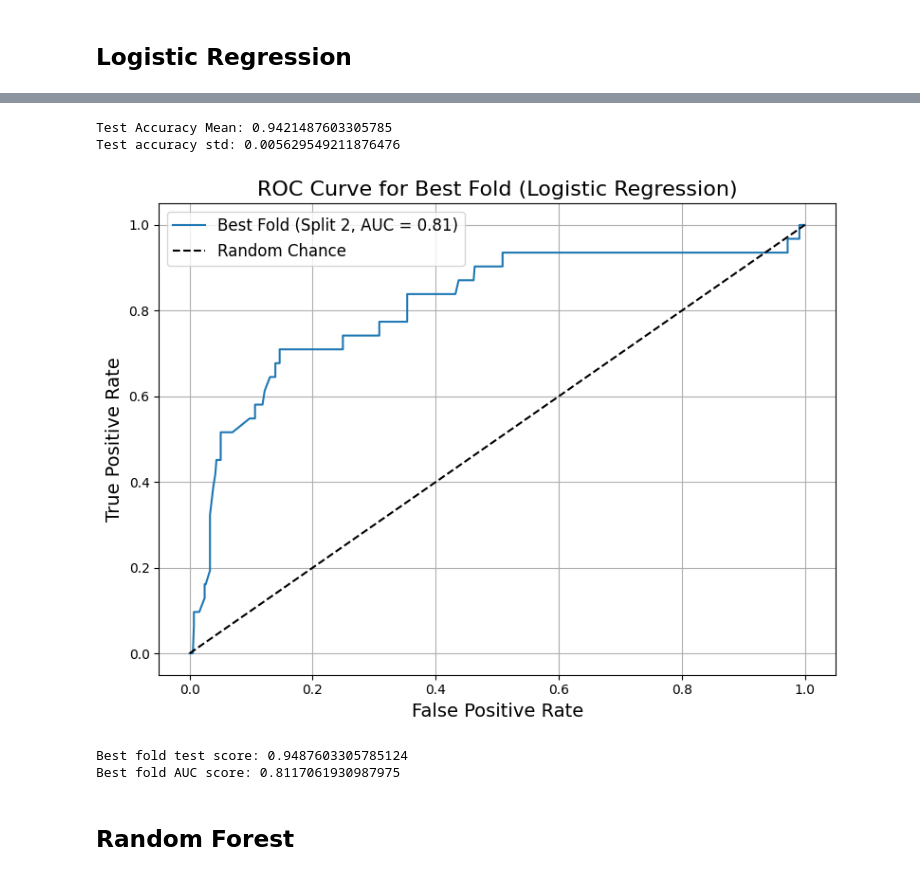
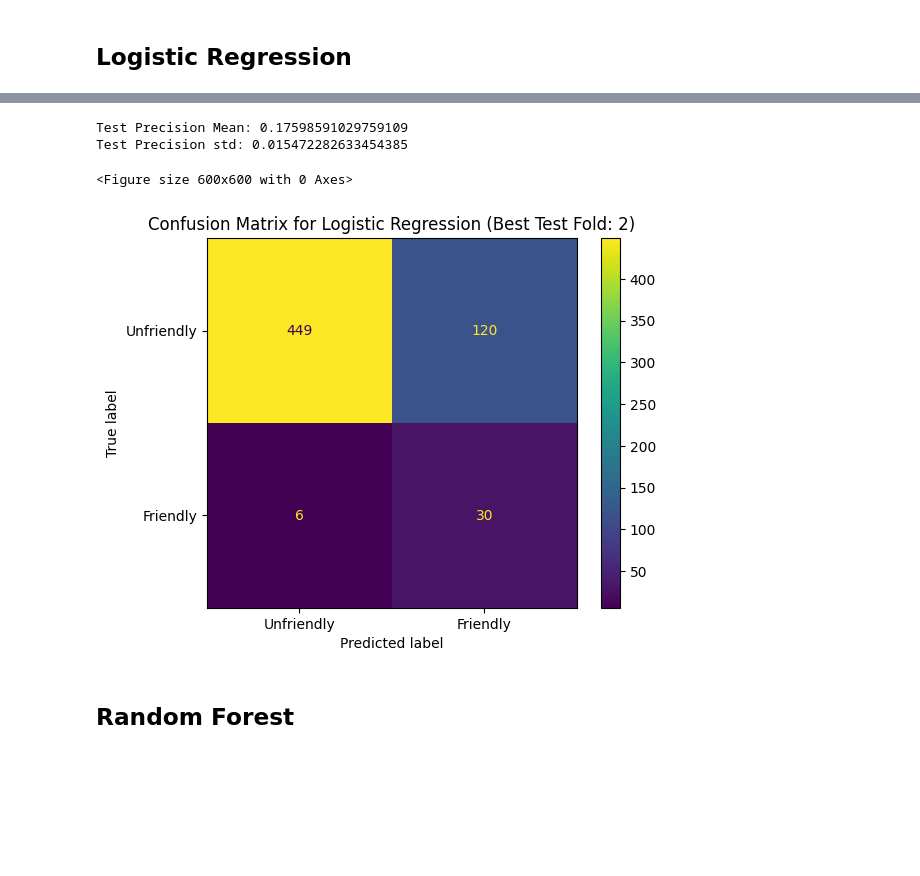
Before and after one commit to xiaoke-song/1030project_squirrels, a Jupyter notebook: src/friendly_squirrel.ipynb, the cells around one changed output, grey strips where cells are left out. Saved outputs shown, nothing was run; the diff lists cells and outputs as text; code cells hidden in the pictures; blank space fills up the shorter version.

```diff
--- a/src/friendly_squirrel.ipynb
+++ b/src/friendly_squirrel.ipynb
@@ -536,7 +534,7 @@ preprocessor = ColumnTransformer(
 ## Logistic Regression ##
 # %%
 param_grid = {
-    'logisticregression__C': [0.01, 0.1, 1, 10, 100],
+    'logisticregression__C': [0.01, 0.1, 1, 10],
     'logisticregression__penalty': ['elasticnet'],
     'logisticregression__l1_ratio': [0, 0.25, 0.5, 0.75, 1]}  # so that 0 indicates L2, 1 indicated L1
 
@@ -547,17 +545,22 @@ lr_final_models = []
 # Hyperparameter tuning with folds
 for i in range(nr_states):
     # First split to separate out the test set
-    X_other, X_test, y_other, y_test = train_test_split(X, y, test_size = 0.2, random_state = 42*i)
+    X_other, X_test, y_other, y_test = train_test_split(X, y, test_size = 0.2, stratify = y, random_state = 42*i)
     # splitter for other
     kf = StratifiedKFold(n_splits = 4, shuffle = True, random_state = 42*i) # Imbalanced, stratify
 
     # logistic regression
-    lr = LogisticRegression(solver = 'saga', max_iter = 10000, random_state = 42*i)
+    lr = LogisticRegression(solver = 'saga', max_iter = 20000, random_state = 42*i)
 
-    pipe = make_pipeline(preprocessor, lr)
+    # Use RandomOverSampler and preprocessor in the pipeline
+    pipe = Pipeline([
+        ('oversampler', RandomOverSampler(random_state=42*i)),
+        ('preprocessor', preprocessor),
+        ('logisticregression', lr)
+    ])
 
     # GridSearchCV
-    grid = GridSearchCV(pipe, param_grid = param_grid, scoring = 'accuracy', cv = kf, return_train_score = True, n_jobs = -1)
+    grid = GridSearchCV(pipe, param_grid = param_grid, scoring = 'precision', cv = kf, return_train_score = True, n_jobs = -1)
 
     # Fit the model on other and loops through the 4 different validation sets
     grid.fit(X_other, y_other)
@@ -565,7 +568,7 @@ for i in range(nr_states):
     # Compare number of features before and after preprocessed
     if i == 0:  # Only print once
         best_pipe = grid.best_estimator_
-        X_other_prep = best_pipe.named_steps['columntransformer'].transform(X_other)
+        X_other_prep = best_pipe.named_steps['preprocessor'].transform(X_other)
 
         # Save preprocessed data
         # preprocessed_df = pd.DataFrame(
@@ -590,7 +593,7 @@ for i in range(nr_states):
 
     # calculate and save the test score
     y_test_pred = lr_final_models[-1].predict(X_test)
-    test_score = accuracy_score(y_test, y_test_pred)
+    test_score = precision_score(y_test, y_test_pred)
     lr_test_scores.append(test_score)
     print('test score:', test_score)
 # %% [output]
@@ -614,41 +617,27 @@ test score: 0.9404958677685951
 # %%
-print(f'Test Accuracy Mean: {np.mean(lr_test_scores)}')
-print(f'Test accuracy std: {np.std(lr_test_scores)}')
+print(f'Test Precision Mean: {np.mean(lr_test_scores)}')
+print(f'Test Precision std: {np.std(lr_test_scores)}')
 # %% [output]
-Test Accuracy Mean: 0.9421487603305785
-Test accuracy std: 0.005629549211876476
+Test Precision Mean: 0.17598591029759109
+Test Precision std: 0.015472282633454385
-# %%
-# Draw ROC curve with best prediction fold (based on test score)
-best_fold_index = max(range(len(lr_test_scores)), key=lambda i: lr_test_scores[i])
-best_model = lr_final_models[best_fold_index].best_estimator_
-
-X_other, X_test, y_other, y_test = train_test_split(X, y, test_size=0.2, random_state=42 * best_fold_index)
-
-preprocessor_fitted = best_model.named_steps['columntransformer']
-X_test_prep = preprocessor_fitted.transform(X_test)
-
-y_test_prob = best_model.named_steps['logisticregression'].predict_proba(X_test_prep)[:, 1]
-
-fpr, tpr, thresholds = roc_curve(y_test, y_test_prob)
-best_auc_score = roc_auc_score(y_test, y_test_prob)
-
-plt.figure(figsize=(8, 6))
-plt.plot(fpr, tpr, label=f'Best Fold (Split {best_fold_index + 1}, AUC = {best_auc_score:.2f})')
-plt.plot([0, 1], [0, 1], 'k--', label='Random Chance')
-plt.xlabel('False Positive Rate', fontsize=14)
-plt.ylabel('True Positive Rate', fontsize=14)
-plt.title('ROC Curve for Best Fold (Logistic Regression)', fontsize=16)
-plt.legend(fontsize=12)
-plt.grid()
-plt.tight_layout()
-plt.show()
-
-print(f"Best fold test score: {lr_test_scores[best_fold_index]}")
-print(f"Best fold AUC score: {best_auc_score}")
-# %% [output]
-[figure, removed]
-Best fold test score: 0.9487603305785124
-Best fold AUC score: 0.8117061930987975
+# %%
+# Draw confusion matrix to check if our model did not always predict majority class
+best_fold_index = max(range(len(lr_test_scores)), key=lambda i: lr_test_scores[i])
+best_model = lr_final_models[best_fold_index].best_estimator_
+
+X_other, X_test, y_other, y_test = train_test_split(X, y, test_size=0.2, stratify=y, random_state=42 * best_fold_index)
+
+y_test_pred = best_model.predict(X_test)
+
+cm = confusion_matrix(y_test, y_test_pred, labels=[0, 1])
+disp = ConfusionMatrixDisplay(confusion_matrix=cm, display_labels=["Unfriendly", "Friendly"])
+plt.figure(figsize=(6, 6))
+disp.plot(values_format='d')
+plt.title(f"Confusion Matrix for Logistic Regression (Best Test Fold: {best_fold_index + 1})")
+plt.show()
+# %% [output]
+<Figure size 600x600 with 0 Axes>
+[figure, added]
 # %% [markdown]
 ## Random Forest ##
 # %%
```
Also changed, not shown: parts of 26 cells of this notebook.
